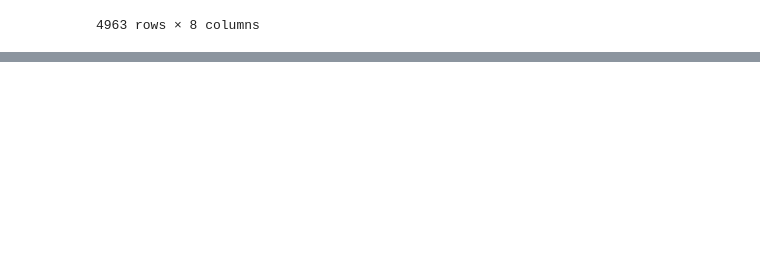
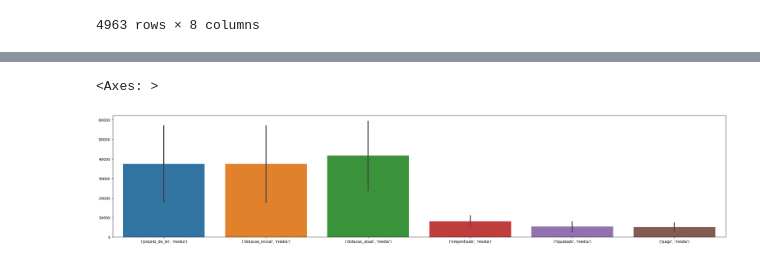
Before and after one commit to Guardians-DSC/dados, a Jupyter notebook: orcamento/notebooks/objetivo.ipynb, the cells around one changed output, grey strips where cells are left out. Drawn from its saved outputs; the diff is of its cells as text; code cells hidden in the pictures; blank space fills up the shorter version.

```diff
--- a/orcamento/notebooks/objetivo.ipynb
+++ b/orcamento/notebooks/objetivo.ipynb
@@ -91,0 +231,6 @@ Informações imediatas que tiramos a partir dos índices do Data Frame:
+# %%
+plt.figure(figsize=(30,6))
+sns.barplot(objetivo_0803[colunas_alvo_media])
+# %% [output]
+<Axes: >
+[figure, added]
```
Also changed, not shown: parts of 29 cells of this notebook.
